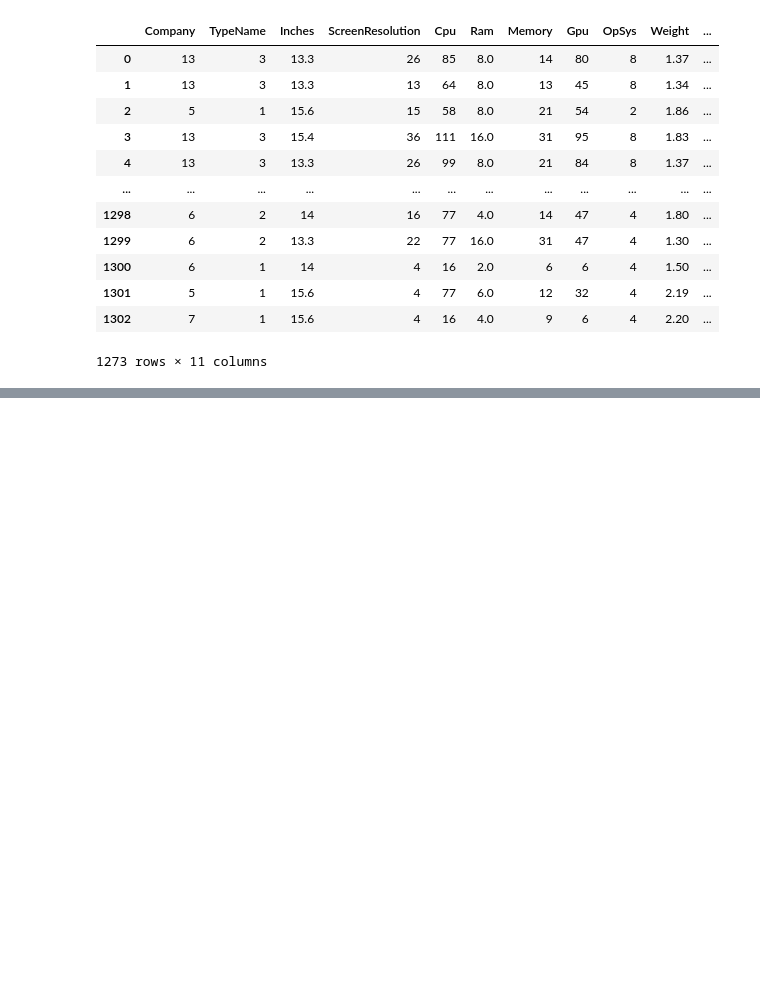
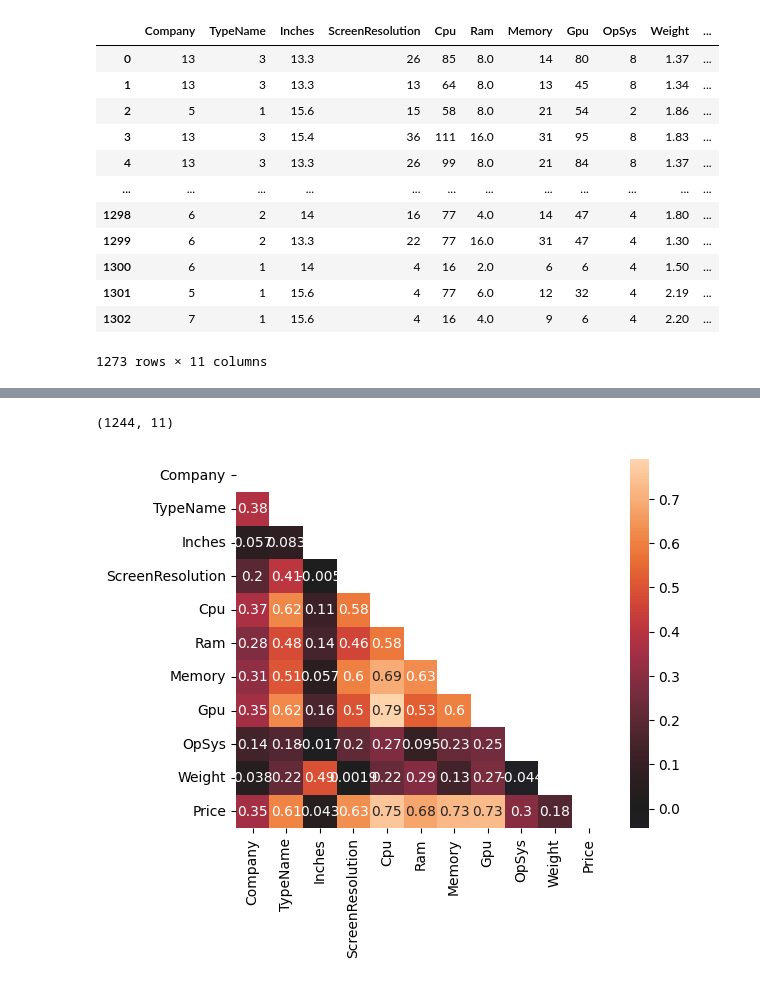
Before and after one commit to Bhoomi-jain/laptop_price_detection, a Jupyter notebook: src.ipynb, the cells around one changed output, grey strips where cells are left out. Cells and saved outputs as stored; diff of their text form; code cells hidden in the pictures; blank space fills up the shorter version.

```diff
--- a/src.ipynb
+++ b/src.ipynb
@@ -349,3 +355,18 @@ data.corr()
 | OpSys | 0.137692 | 0.176514 | -0.018268 | 0.203694 | 0.270039 | 0.095454 | 0.225467 | 0.249474 | 1.000000 | -0.045465 | ... |
 | Weight | 0.039195 | 0.219859 | 0.494578 | 0.000384 | 0.221939 | 0.283289 | 0.126544 | 0.260686 | -0.045465 | 1.000000 | ... |
 | Price | 0.350961 | 0.613227 | 0.044966 | 0.634255 | 0.751137 | 0.685648 | 0.727390 | 0.732674 | 0.295170 | 0.175966 | ... |
+# %%
+data.drop_duplicates(inplace=True,ignore_index=True)
+# %%
+
+data.shape
+# %% [output]
+(1244, 11)
+# %%
+
+data_corr = data.corr()
+upper_traingle_mask = np.triu(np.ones_like(data_corr,dtype=bool))
+sns.heatmap(data=data_corr,center=0,annot=True,square=True,xticklabels=True,yticklabels=True,mask=upper_traingle_mask)
+plt.show()
+# %% [output]
+[figure, added]
```
Also changed, not shown: parts of 12 cells of this notebook.
